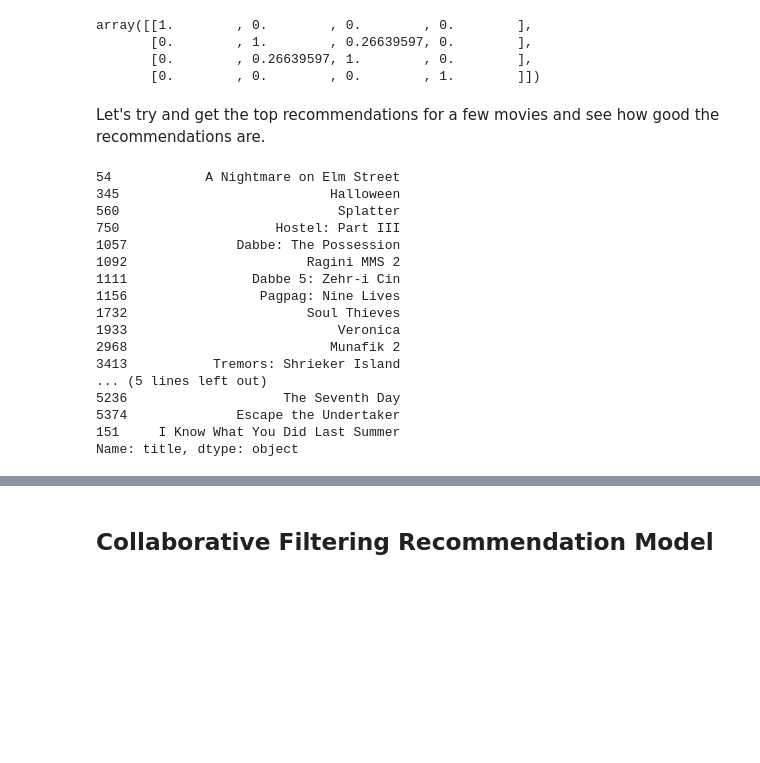
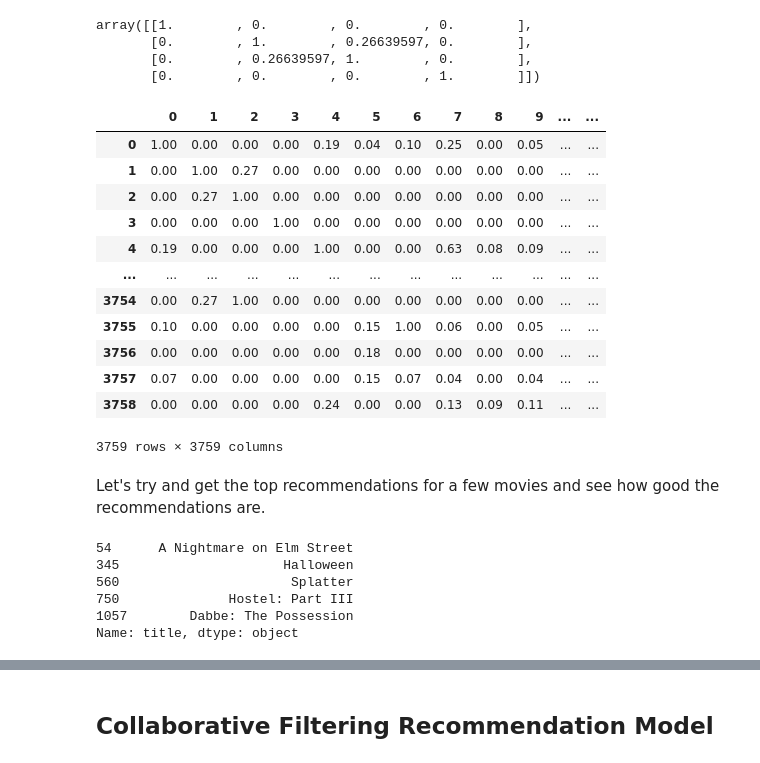
Before and after one commit to michaji/Netflix-Recommendation-System, a Jupyter notebook: movies.ipynb, the cells around one changed output, grey strips where cells are left out. Saved outputs shown, nothing was run; the diff lists cells and outputs as text; code cells hidden in the pictures; blank space fills up the shorter version.

```diff
--- a/movies.ipynb
+++ b/movies.ipynb
@@ -690,0 +700,2 @@ The Country with the most movie production is US with a total of 1084 movies pro
+# %%
+new_movies = movies[['id', 'title', 'genres']]
@@ -701,13 +721,13 @@ movies['genres'].shape, movies_clean['genres'].shape
 # %%
 # Break up the big genre string into a string array
-movies['genres'] = movies['genres'].str.split('|')
+new_movies['genres'] = new_movies['genres'].str.split('|')
 
 # Convert genres to string value
-movies['genres'] = movies['genres'].fillna("").astype('str')
+new_movies['genres'] = new_movies['genres'].fillna("").astype('str')
 # %%
 from sklearn.feature_extraction.text import TfidfVectorizer
 tf = TfidfVectorizer(analyzer='word',ngram_range=(1, 2),min_df=0, stop_words='english')
-tfidf_matrix = tf.fit_transform(movies['genres'])
+tfidf_matrix = tf.fit_transform(new_movies['genres'])
 tfidf_matrix.shape
 # %% [output]
 (3759, 276)
@@ -720,5 +740,23 @@ array([[1.        , 0.        , 0.        , 0.        ],
        [0.        , 1.        , 0.26639597, 0.        ],
        [0.        , 0.26639597, 1.        , 0.        ],
        [0.        , 0.        , 0.        , 1.        ]])
+# %%
+cosine_sim = pd.DataFrame(cosine_sim)
+# %%
+cosine_sim
+# %% [output]
+|  | 0 | 1 | 2 | 3 | 4 | 5 | 6 | 7 | 8 | 9 | ... | ... |
+| 0 | 1.00 | 0.00 | 0.00 | 0.00 | 0.19 | 0.04 | 0.10 | 0.25 | 0.00 | 0.05 | ... | ... |
+| 1 | 0.00 | 1.00 | 0.27 | 0.00 | 0.00 | 0.00 | 0.00 | 0.00 | 0.00 | 0.00 | ... | ... |
+| 2 | 0.00 | 0.27 | 1.00 | 0.00 | 0.00 | 0.00 | 0.00 | 0.00 | 0.00 | 0.00 | ... | ... |
+| 3 | 0.00 | 0.00 | 0.00 | 1.00 | 0.00 | 0.00 | 0.00 | 0.00 | 0.00 | 0.00 | ... | ... |
+| 4 | 0.19 | 0.00 | 0.00 | 0.00 | 1.00 | 0.00 | 0.00 | 0.63 | 0.08 | 0.09 | ... | ... |
+| ... | ... | ... | ... | ... | ... | ... | ... | ... | ... | ... | ... | ... |
+| 3754 | 0.00 | 0.27 | 1.00 | 0.00 | 0.00 | 0.00 | 0.00 | 0.00 | 0.00 | 0.00 | ... | ... |
+| 3755 | 0.10 | 0.00 | 0.00 | 0.00 | 0.00 | 0.15 | 1.00 | 0.06 | 0.00 | 0.05 | ... | ... |
+| 3756 | 0.00 | 0.00 | 0.00 | 0.00 | 0.00 | 0.18 | 0.00 | 0.00 | 0.00 | 0.00 | ... | ... |
+| 3757 | 0.07 | 0.00 | 0.00 | 0.00 | 0.00 | 0.15 | 0.07 | 0.04 | 0.00 | 0.04 | ... | ... |
+| 3758 | 0.00 | 0.00 | 0.00 | 0.00 | 0.24 | 0.00 | 0.00 | 0.13 | 0.09 | 0.11 | ... | ... |
+3759 rows × 3759 columns
 # %%
 # Build a 1-dimensional array with movie titles
@@ -736,22 +774,11 @@ def genre_recommendations(title):
 # %% [markdown]
 Let's try and get the top recommendations for a few movies and see how good the recommendations are.
 # %%
-genre_recommendations('Life of Brian').head(20)
+genre_recommendations('Life of Brian')
 # %% [output]
-54            A Nightmare on Elm Street
-345                           Halloween
-560                            Splatter
-750                    Hostel: Part III
-1057              Dabbe: The Possession
-1092                       Ragini MMS 2
-1111                Dabbe 5: Zehr-i Cin
-1156                 Pagpag: Nine Lives
-1732                       Soul Thieves
-1933                           Veronica
-2968                          Munafik 2
-3413           Tremors: Shrieker Island
-... (5 lines left out)
-5236                    The Seventh Day
-5374              Escape the Undertaker
-151     I Know What You Did Last Summer
+54      A Nightmare on Elm Street
+345                     Halloween
+560                      Splatter
+750              Hostel: Part III
+1057        Dabbe: The Possession
 Name: title, dtype: object
```
Also changed, not shown: parts of 25 cells of this notebook.
